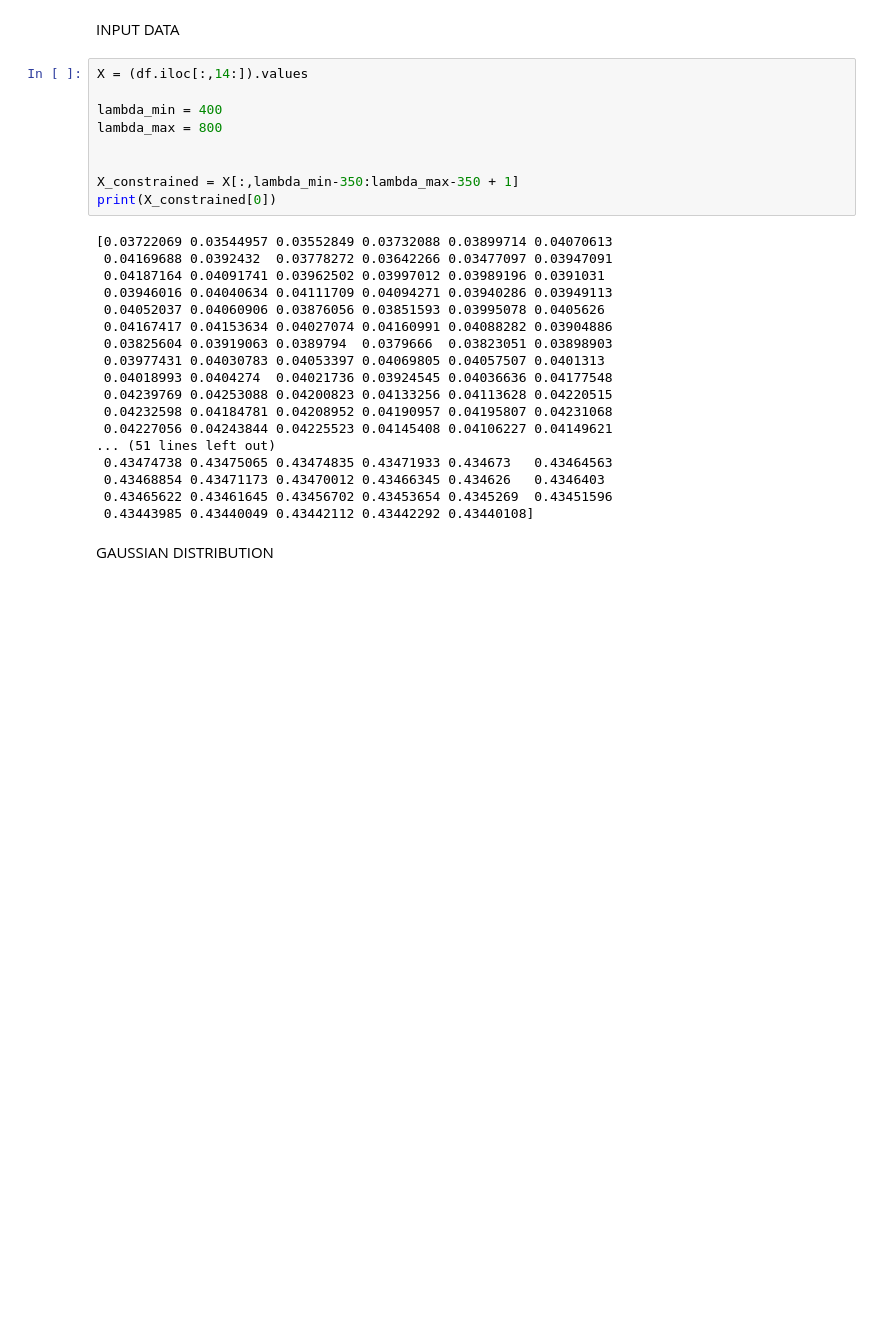
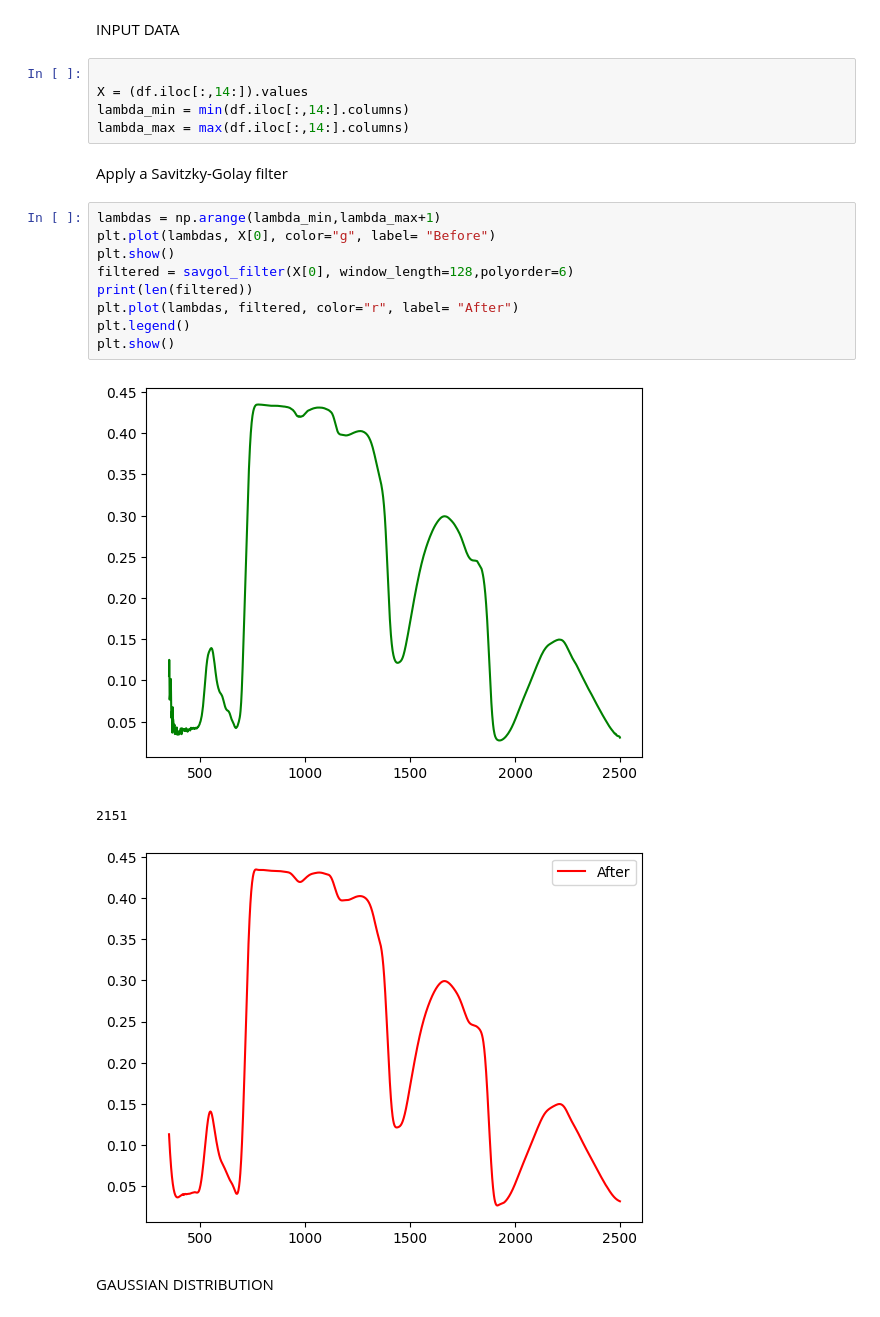
Before and after one commit to Lomby1902/Demetra, a Jupyter notebook: Filter.ipynb, the cells around one changed output. Cells and saved outputs as stored; diff of their text form; blank space fills up the shorter version.

```diff
--- a/Filter.ipynb
+++ b/Filter.ipynb
@@ -11,33 +12,26 @@ path = "datasets/LEAF_LEVEL_DATASET_Yufeng_Ge.xlsx"
 df= pd.read_excel(path, sheet_name="in")
 # %% [markdown]
 INPUT DATA
-# %%
-X = (df.iloc[:,14:]).values
-
-lambda_min = 400
-lambda_max = 800
-
-
-X_constrained = X[:,lambda_min-350:lambda_max-350 + 1]
-print(X_constrained[0])
-# %% [output]
-[0.03722069 0.03544957 0.03552849 0.03732088 0.03899714 0.04070613
- 0.04169688 0.0392432  0.03778272 0.03642266 0.03477097 0.03947091
- 0.04187164 0.04091741 0.03962502 0.03997012 0.03989196 0.0391031
- 0.03946016 0.04040634 0.04111709 0.04094271 0.03940286 0.03949113
- 0.04052037 0.04060906 0.03876056 0.03851593 0.03995078 0.0405626
- 0.04167417 0.04153634 0.04027074 0.04160991 0.04088282 0.03904886
- 0.03825604 0.03919063 0.0389794  0.0379666  0.03823051 0.03898903
- 0.03977431 0.04030783 0.04053397 0.04069805 0.04057507 0.0401313
- 0.04018993 0.0404274  0.04021736 0.03924545 0.04036636 0.04177548
- 0.04239769 0.04253088 0.04200823 0.04133256 0.04113628 0.04220515
- 0.04232598 0.04184781 0.04208952 0.04190957 0.04195807 0.04231068
- 0.04227056 0.04243844 0.04225523 0.04145408 0.04106227 0.04149621
-... (51 lines left out)
- 0.43474738 0.43475065 0.43474835 0.43471933 0.434673   0.43464563
- 0.43468854 0.43471173 0.43470012 0.43466345 0.434626   0.4346403
- 0.43465622 0.43461645 0.43456702 0.43453654 0.4345269  0.43451596
- 0.43443985 0.43440049 0.43442112 0.43442292 0.43440108]
+# %%
+
+X = (df.iloc[:,14:]).values
+lambda_min = min(df.iloc[:,14:].columns)
+lambda_max = max(df.iloc[:,14:].columns)
+# %% [markdown]
+Apply a Savitzky-Golay filter
+# %%
+lambdas = np.arange(lambda_min,lambda_max+1)
+plt.plot(lambdas, X[0], color="g", label= "Before")
+plt.show()
+filtered = savgol_filter(X[0], window_length=128,polyorder=6)
+print(len(filtered))
+plt.plot(lambdas, filtered, color="r", label= "After")
+plt.legend()
+plt.show()
+# %% [output]
+[figure, added]
+2151
+[figure, added]
 # %% [markdown]
 GAUSSIAN DISTRIBUTION
 # %%
```
Also changed, not shown: parts of 6 cells of this notebook.
